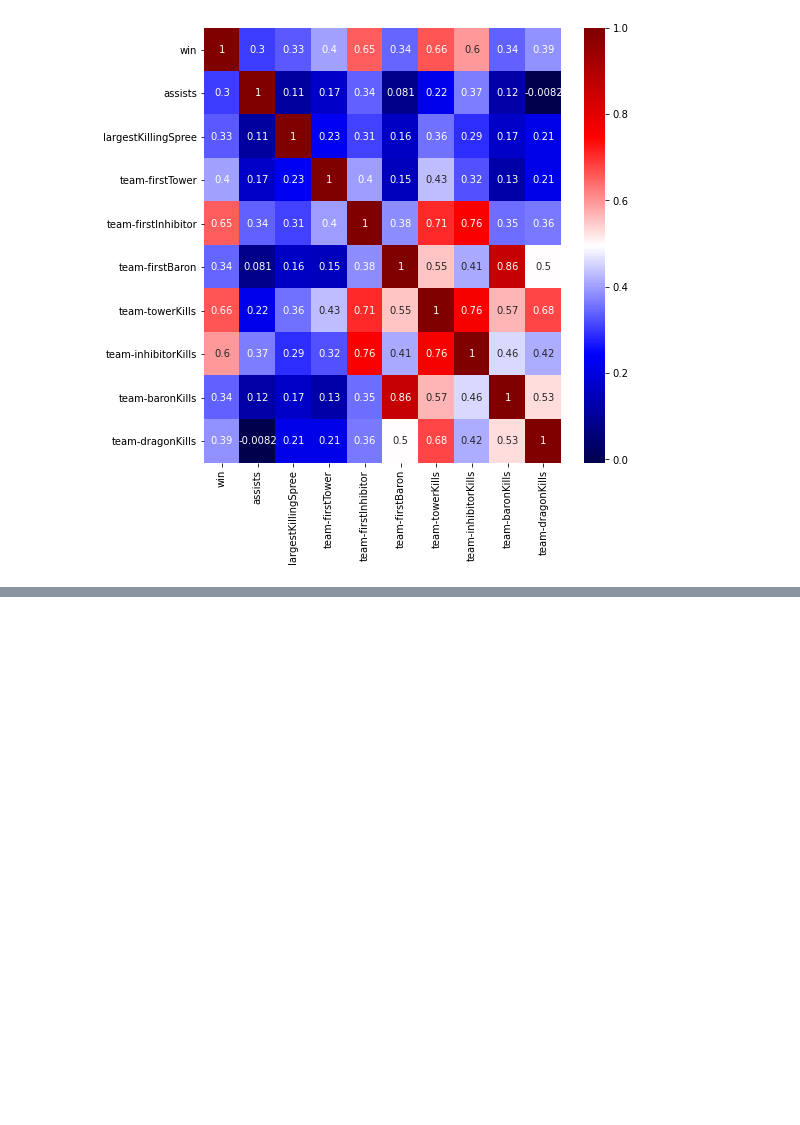
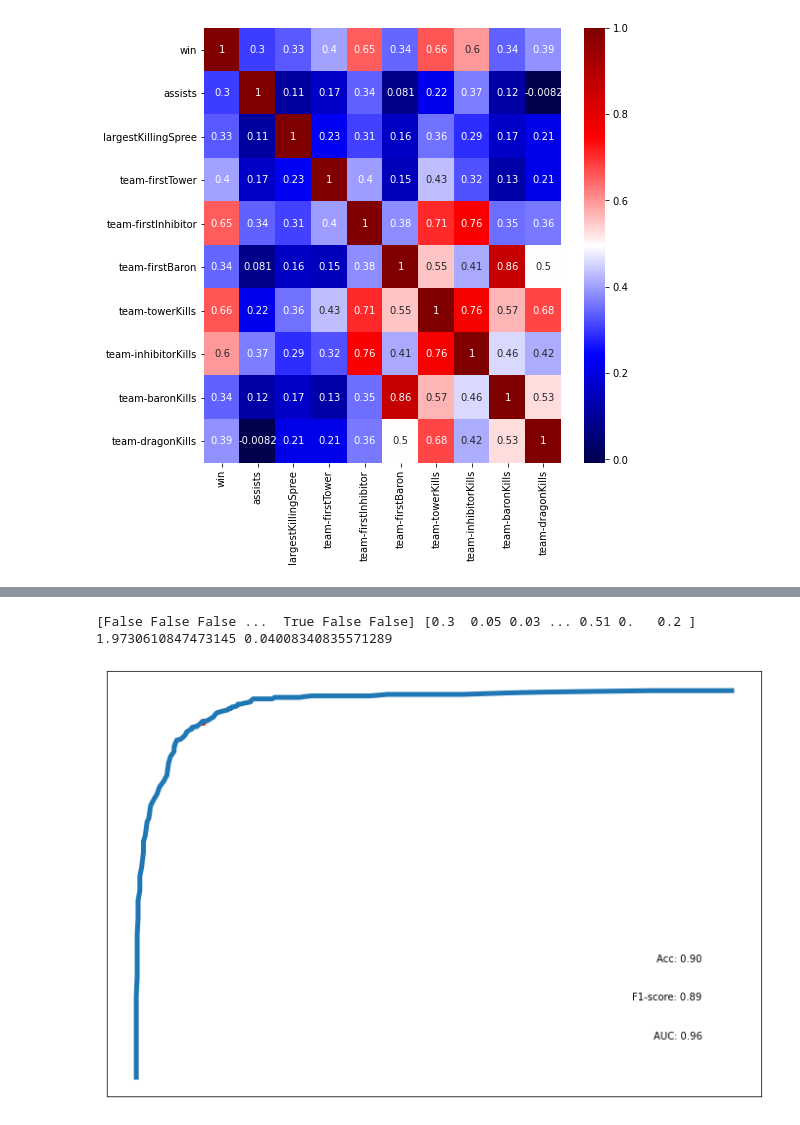
Before and after one commit to sr-Te/dataMining-LeagueOfLegends, a Jupyter notebook: rifeco_gg.ipynb, the cells around one changed output, grey strips where cells are left out. Cells and saved outputs as stored; diff of their text form; code cells hidden in the pictures; blank space fills up the shorter version.

Commit message:
added RandomForest, not working. Added column tieRank in dataset generator.

```diff
--- a/rifeco_gg.ipynb
+++ b/rifeco_gg.ipynb
@@ -38,0 +91,43 @@ plt.show()
+# %%
+#data segregation
+rifeco.dropna(inplace=True)
+X = rifeco.drop(['tier', 'rank', 'region', 'summonerName', 'lane', 'role', 'win'], axis=1)
+y = rifeco[['win']].to_numpy().ravel()
+
+#Normalization
+#X = StandardScaler().fit_transform(X)
+X_train, X_test, y_train, y_test = train_test_split(X, y, test_size=.2) # 20% or n% of the data.
+# %%
+clf = RandomForestClassifier(max_depth=None)
+fig= plt.figure(figsize=(12,8))
+ax= fig.add_subplot(111)
+
+start = time.time()
+# fit the model using the training set
+clf.fit(X_train, y_train)
+end = time.time()
+# compute the mean accuracy of the classifier
+score = clf.score(X_test, y_test)
+end2 = time.time()
+# compute ROC curve
+y_test_pred = clf.predict_proba(X_test)[:, 1]
+print(y_test, y_test_pred)
+fpr, tpr, thresholds = metrics.roc_curve(y_test, y_test_pred, pos_label=1)
+auc = metrics.roc_auc_score(y_test, y_test_pred)
+acc = metrics.accuracy_score(y_test, y_test_pred >= 0.5)
+f1 = metrics.f1_score(y_test, y_test_pred >= 0.5)
+ax.set_xlim(-.05, 1.05)
+ax.set_ylim(-.05, 1.05)
+ax.set_xticks(())
+ax.set_yticks(())
+ax.text(0.95, 0.3, "Acc: %.2f" % acc, ha = 'right')
+ax.text(0.95, 0.2, "F1-score: %.2f" % f1, ha = 'right')
+ax.text(0.95, 0.1, "AUC: %.2f" % auc, ha = 'right')
+ax.plot(fpr, tpr, lw = 5)
+idx = np.argmin(np.abs(thresholds - 0.5))
+ax.scatter(fpr[idx], tpr[idx], marker = 'o', c = 'r')
+print(str(end-start),str(end2 - end))
+# %% [output]
+[False False False ...  True False False] [0.3  0.05 0.03 ... 0.51 0.   0.2 ]
+1.9730610847473145 0.04008340835571289
+[figure, added]
```
Also changed, not shown: parts of 3 cells of this notebook, 2 other files.
